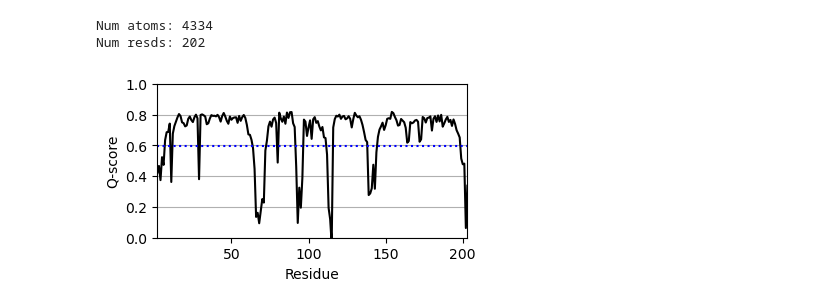
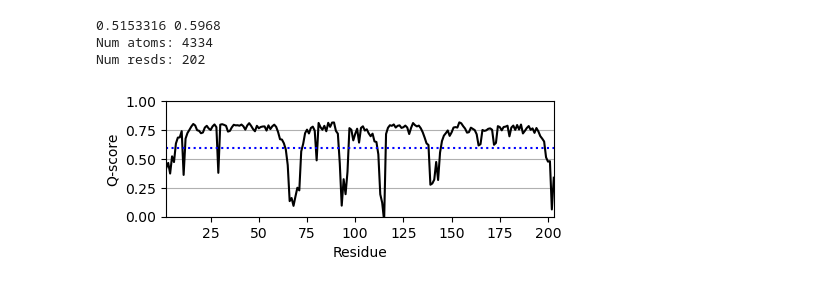
Before and after one commit to DasLab/RNA_multimer_2024, a Jupyter notebook: cryoEM_analysis/plot-Qscores.ipynb, the cells around one changed output. Cells and saved outputs as stored; diff of their text form; code cells hidden in the pictures.

```diff
--- a/cryoEM_analysis/plot-Qscores.ipynb
+++ b/cryoEM_analysis/plot-Qscores.ipynb
@@ -6,18 +6,29 @@ from biopandas.pdb import PandasPdb
 plt.rcParams['svg.fonttype'] = 'none'
 
 def get_expected_Q_RNA(res):
-    return (-0.138*res)+0.997
+    # new Q(resolution)
+    # Q_mean = -0.0016d3 + 0.0434d2 - 0.3956x + 1.3366    (eqn.1)
+    # Q_peak = Q_mean + 0.024                                           (eqn.2)
+    # Q_low_95% = Q_mean - 0.126                                     (eqn.3)
+    # Q_high_95% = Q_mean + 0.109                                   (eqn.4)
+    ole_Q = (-0.138*res)+0.997
+    new_Qmean = (-0.0016 * (res**3)) + (0.0434 *(res**2)) - (0.3956 * res) + 1.3366
+    new_Qpeak = new_Qmean + 0.024
+    new_Qlow = new_Qmean - 0.126
+    new_Qhigh = new_Qmean + 0.109
+    print(new_Qmean,ole_Q)
+    return ole_Q
 
 def get_B_from_Q(Q):
     return 150*(1-Q)
 
 def plot_Q(Q_file,res):
-    plt.figure(figsize=(4,2))
-    Q  = pd.read_csv(Q_file)
-    sns.lineplot(Q,x='Number',y='Qavg',color='black')
-    plt.xlim(Q.Number.min(),Q.Number.max())
+    Q_df  = pd.read_csv(Q_file)
+    #for i,Q in Q_df.groupby('Chain'):
+    sns.lineplot(Q_df,x='Number',y='Qavg',color='black',errorbar=('pi',100))
+    plt.xlim(Q_df.Number.min(),Q_df.Number.max())
     plt.ylim(0,1)
-    plt.hlines(get_expected_Q_RNA(res),Q.Number.min(),Q.Number.max(),'blue',':')
+    plt.hlines(get_expected_Q_RNA(res),Q_df.Number.min(),Q_df.Number.max(),'blue',':')
     plt.ylabel('Q-score')
     plt.xlabel('Residue')
     plt.grid(axis='y')
@@ -40,6 +51,7 @@ def clean_pdb(pdb):
     pdb.df['ATOM']['atom_number'] = pdb.df['ATOM'].line_idx.apply(get_5_digit_numbers)
     pdb.df['OTHERS'] = pdb.df['OTHERS'][pdb.df['OTHERS'].record_name=='TER']
     return pdb
+
 def fix_pandaspdb_factor_error(pdb_file):
     with open(pdb_file, 'r') as file:
         data = file.readlines()
@@ -64,7 +76,7 @@ def Bfactor_per_res_edit_pdbfile(pdb_file,Q_file):
     pdb = PandasPdb().read_pdb(pdb_file)
     pdb = clean_pdb(pdb)
     print(f'Num atoms: {len(pdb.df["ATOM"])}')
-    print(f'Num resds: {len(pdb.df["ATOM"].residue_number.unique())}')
+    print(f'Num resds: {len(pdb.df["ATOM"].groupby(["residue_number","chain_id"]).count())}')
     pdb.df['ATOM']['b_factor'] = pdb.df['ATOM'].residue_number.map(Bfactor)
     pdb.to_pdb(pdb_file)
     fix_pandaspdb_factor_error(pdb_file)
@@ -74,13 +86,15 @@ def Bfactor_per_res_edit_pdbfile(pdb_file,Q_file):
 # %%
 Q_file = 'data/raiA_Qscore.csv'
 res = 2.9
+plt.figure(figsize=(5,1.5))
 plot_Q(Q_file,res)
 plt.savefig('raiA_Q.svg',dpi=400, bbox_inches="tight", transparent=True)
 plt.savefig('raiA_Q.png',dpi=400, bbox_inches="tight", transparent=True)
 
 pdb_file = 'data/raiA_FINAL.pdb'
 Bfactor_per_res_edit_pdbfile(pdb_file,Q_file)
 # %% [output]
+0.5153316 0.5968
 Num atoms: 4334
 Num resds: 202
-[figure, old version]
+[figure, new version]
```
Also changed, not shown: parts of 1 cell of this notebook, 16 other files.
